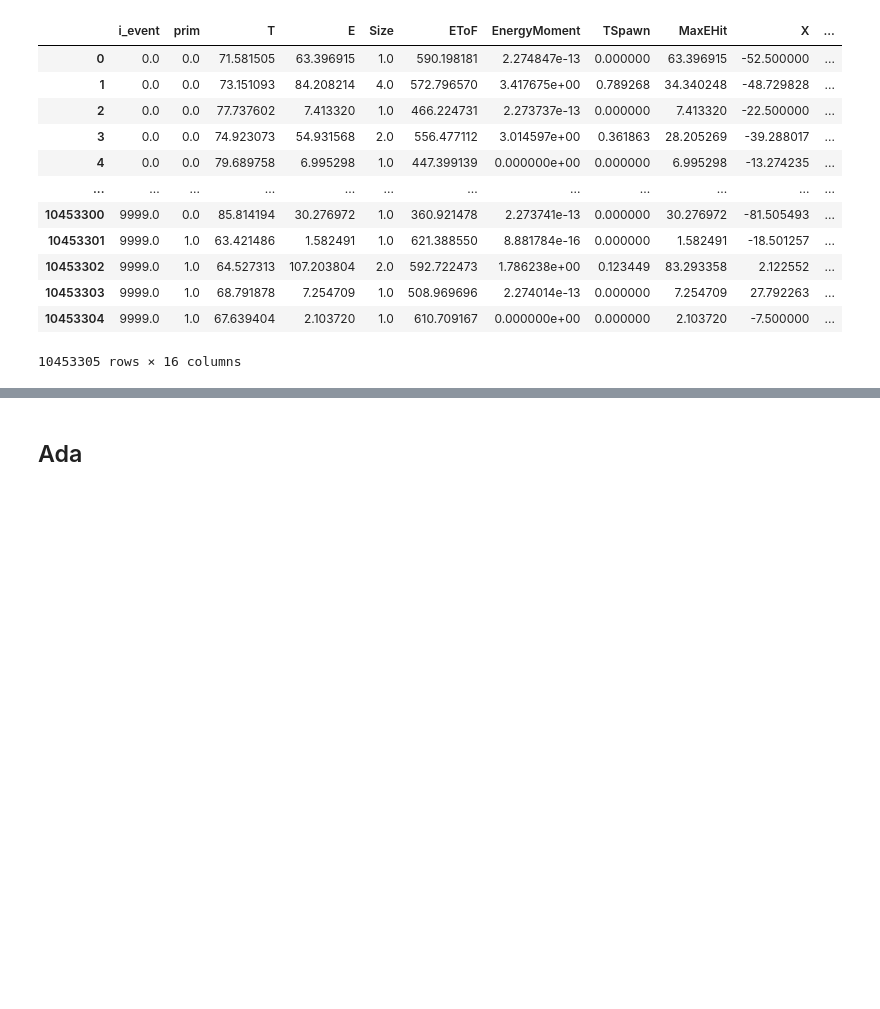
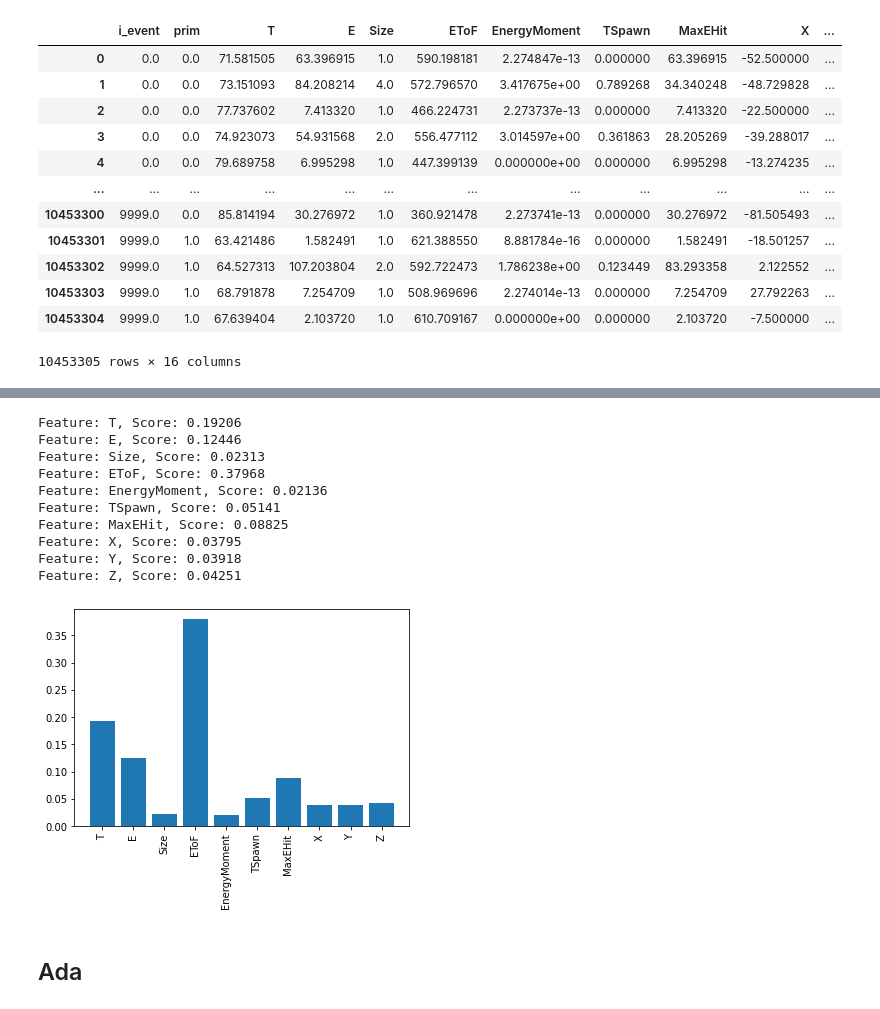
Before and after one commit to janmayer/NeuLAND-reconstruction-ml, a Jupyter notebook: clusterfeature/04-train-details.ipynb, the cells around one changed output, grey strips where cells are left out. Cells and saved outputs as stored; diff of their text form; code cells hidden in the pictures; blank space fills up the shorter version.

```diff
--- a/clusterfeature/04-train-details.ipynb
+++ b/clusterfeature/04-train-details.ipynb
@@ -164,3 +174,24 @@ display(mult)
+# %%
+importance = model.feature_importances_
+
+for i, v in enumerate(importance):
+    print("Feature: %s, Score: %.5f" % (features[i], v))
+
+plt.bar([x for x in range(len(importance))], importance, tick_label=features)
+plt.xticks(rotation=90)
+plt.show()
+# %% [output]
+Feature: T, Score: 0.19206
+Feature: E, Score: 0.12446
+Feature: Size, Score: 0.02313
+Feature: EToF, Score: 0.37968
+Feature: EnergyMoment, Score: 0.02136
+Feature: TSpawn, Score: 0.05141
+Feature: MaxEHit, Score: 0.08825
+Feature: X, Score: 0.03795
+Feature: Y, Score: 0.03918
+Feature: Z, Score: 0.04251
+[figure, added]
 # %% [markdown]
 ## Ada
 # %%
```
Also changed, not shown: parts of 10 cells of this notebook, 1 other file.
